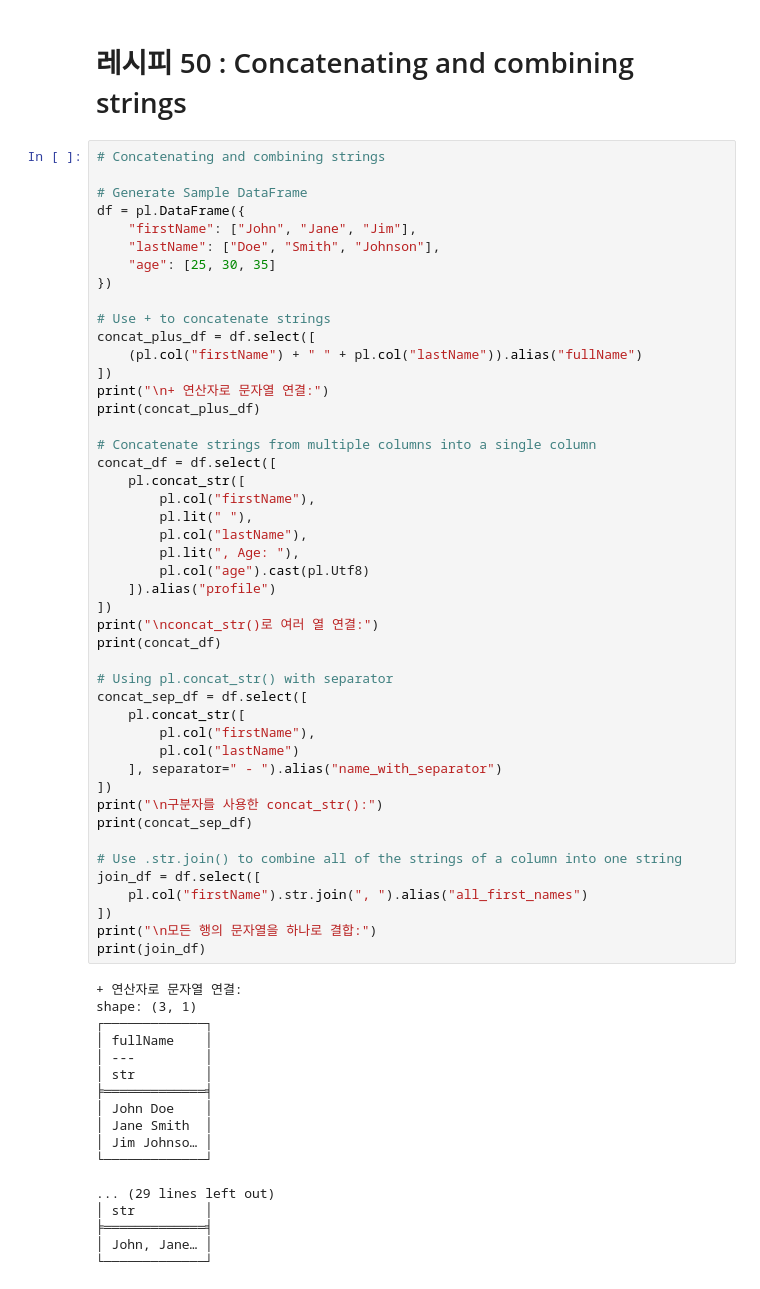
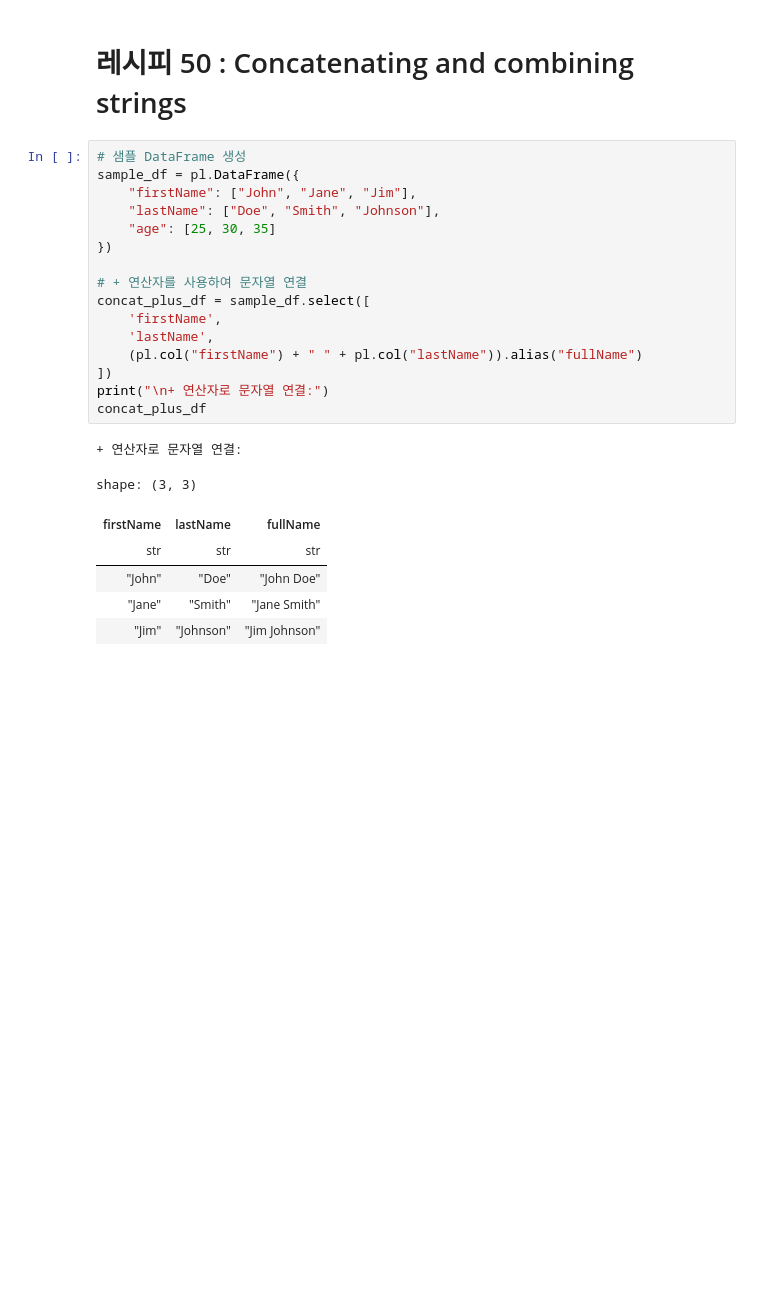
Before and after one commit to dschloe/polars_recipes, a Jupyter notebook: ch09_string_manipulation.ipynb, the cells around one changed output. Drawn from its saved outputs; the diff is of its cells as text; blank space fills up the shorter version.

```diff
--- a/ch09_string_manipulation.ipynb
+++ b/ch09_string_manipulation.ipynb
@@ -477,66 +507,26 @@ shape: (2, 2)
 # %% [markdown]
 # 레시피 50 : Concatenating and combining strings
 # %%
-# Concatenating and combining strings
-
-# Generate Sample DataFrame
-df = pl.DataFrame({
+# 샘플 DataFrame 생성
+sample_df = pl.DataFrame({
     "firstName": ["John", "Jane", "Jim"],
     "lastName": ["Doe", "Smith", "Johnson"],
     "age": [25, 30, 35]
 })
 
-# Use + to concatenate strings
-concat_plus_df = df.select([
+# + 연산자를 사용하여 문자열 연결
+concat_plus_df = sample_df.select([
+    'firstName',
+    'lastName',
     (pl.col("firstName") + " " + pl.col("lastName")).alias("fullName")
 ])
 print("\n+ 연산자로 문자열 연결:")
-print(concat_plus_df)
-
-# Concatenate strings from multiple columns into a single column
-concat_df = df.select([
-    pl.concat_str([
-        pl.col("firstName"),
-        pl.lit(" "),
-        pl.col("lastName"),
-        pl.lit(", Age: "),
-        pl.col("age").cast(pl.Utf8)
-    ]).alias("profile")
-])
-print("\nconcat_str()로 여러 열 연결:")
-print(concat_df)
-
-# Using pl.concat_str() with separator
-concat_sep_df = df.select([
-    pl.concat_str([
-        pl.col("firstName"),
-        pl.col("lastName")
-    ], separator=" - ").alias("name_with_separator")
-])
-print("\n구분자를 사용한 concat_str():")
-print(concat_sep_df)
-
-# Use .str.join() to combine all of the strings of a column into one string
-join_df = df.select([
-    pl.col("firstName").str.join(", ").alias("all_first_names")
-])
-print("\n모든 행의 문자열을 하나로 결합:")
-print(join_df)
+concat_plus_df
 # %% [output]
 + 연산자로 문자열 연결:
-shape: (3, 1)
-┌─────────────┐
-│ fullName    │
-│ ---         │
-│ str         │
-╞═════════════╡
-│ John Doe    │
-│ Jane Smith  │
-│ Jim Johnso… │
-└─────────────┘
-
-... (29 lines left out)
-│ str         │
-╞═════════════╡
-│ John, Jane… │
-└─────────────┘
+shape: (3, 3)
+| firstName | lastName | fullName |
+| str | str | str |
+| "John" | "Doe" | "John Doe" |
+| "Jane" | "Smith" | "Jane Smith" |
+| "Jim" | "Johnson" | "Jim Johnson" |
```
Also changed, not shown: parts of 8 cells of this notebook, 2 other files.
